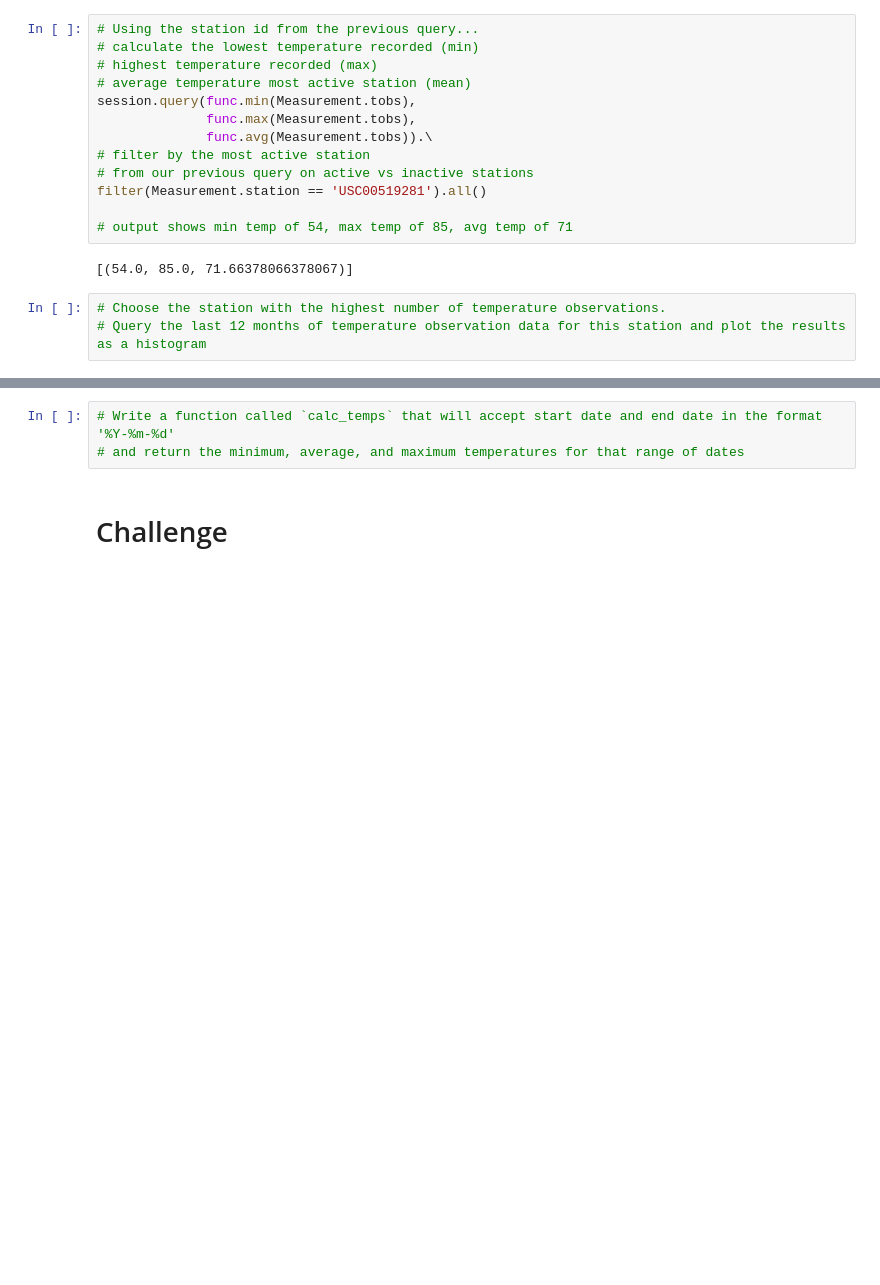
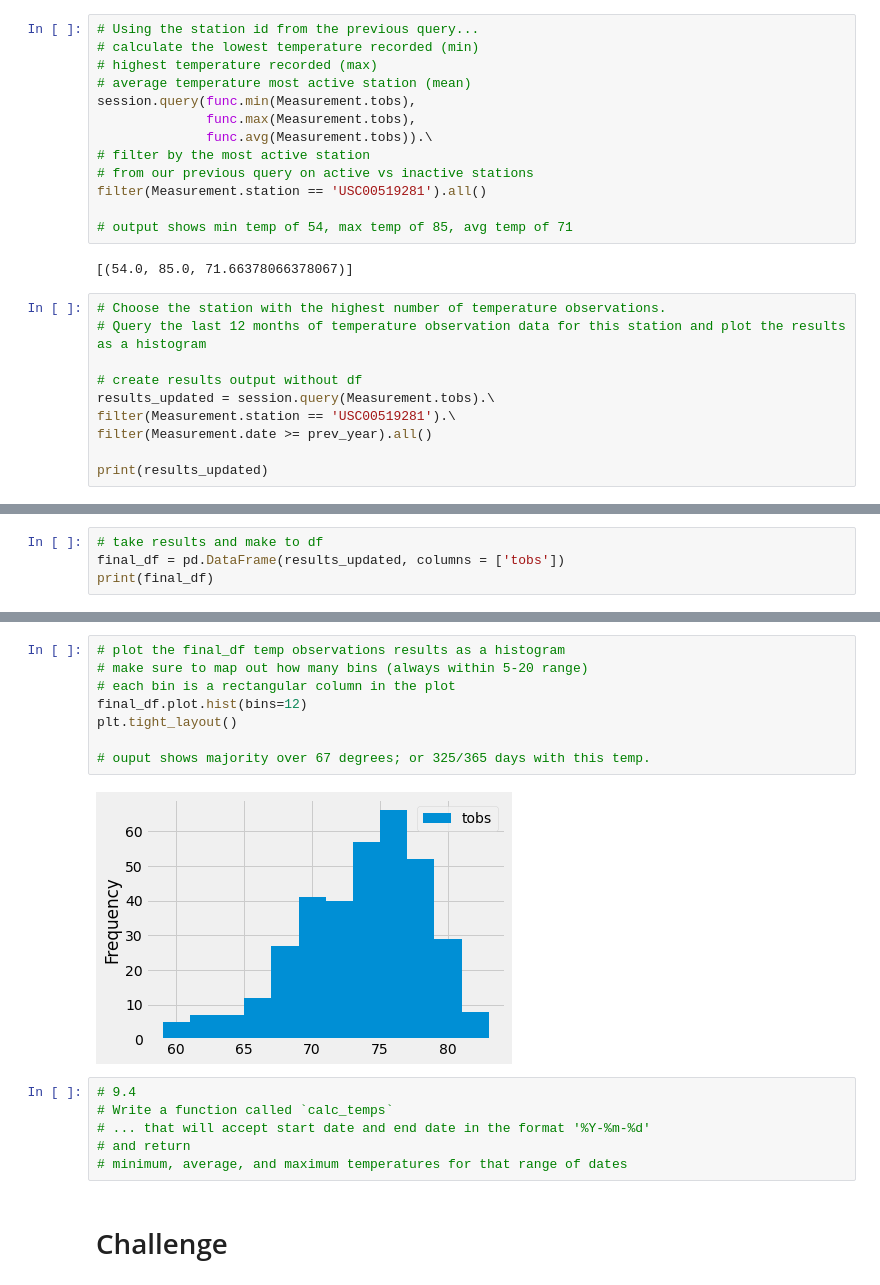
Before and after one commit to izzyd24/surfs_up, a Jupyter notebook: climate_analysis.ipynb, the cells around one changed output, grey strips where cells are left out. Saved outputs shown, nothing was run; the diff lists cells and outputs as text; blank space fills up the shorter version.

```diff
--- a/climate_analysis.ipynb
+++ b/climate_analysis.ipynb
@@ -169,3 +169,10 @@ filter(Measurement.station == 'USC00519281').all()
 # %%
 # Choose the station with the highest number of temperature observations.
 # Query the last 12 months of temperature observation data for this station and plot the results as a histogram
+
+# create results output without df
+results_updated = session.query(Measurement.tobs).\
+filter(Measurement.station == 'USC00519281').\
+filter(Measurement.date >= prev_year).all()
+
+print(results_updated)
@@ -171,0 +181,4 @@ filter(Measurement.station == 'USC00519281').all()
+# %%
+# take results and make to df
+final_df = pd.DataFrame(results_updated, columns = ['tobs'])
+print(final_df)
@@ -172,5 +221,18 @@ filter(Measurement.station == 'USC00519281').all()
+# %%
+# plot the final_df temp observations results as a histogram
+# make sure to map out how many bins (always within 5-20 range)
+# each bin is a rectangular column in the plot
+final_df.plot.hist(bins=12)
+plt.tight_layout()
+
+# ouput shows majority over 67 degrees; or 325/365 days with this temp.
+# %% [output]
+[figure, added]
 # %%
-# Write a function called `calc_temps` that will accept start date and end date in the format '%Y-%m-%d'
-# and return the minimum, average, and maximum temperatures for that range of dates
+# 9.4
+# Write a function called `calc_temps`
+# ... that will accept start date and end date in the format '%Y-%m-%d'
+# and return
+# minimum, average, and maximum temperatures for that range of dates
 # %% [markdown]
 # Challenge
```
Also changed, not shown: parts of 3 cells of this notebook.
